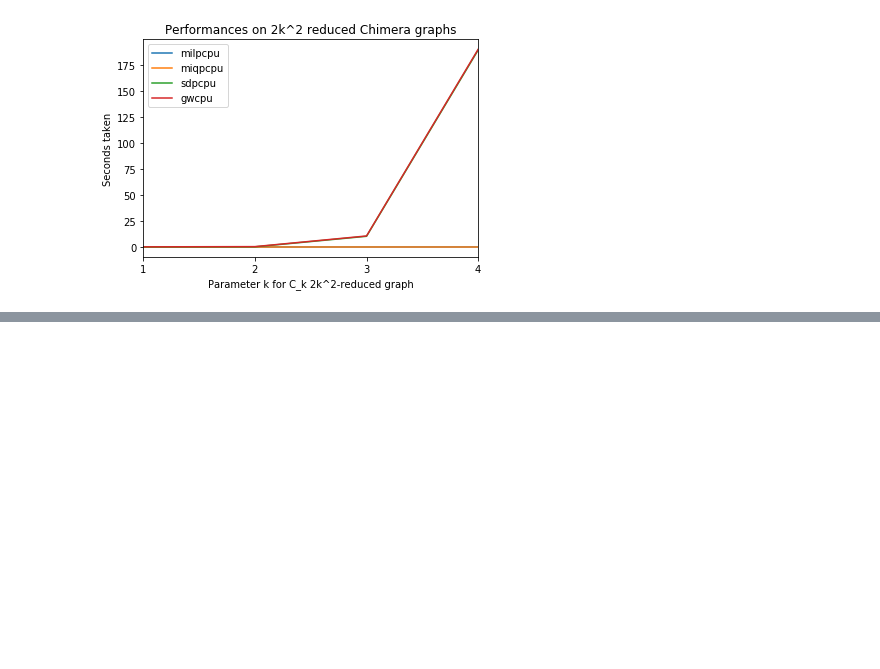
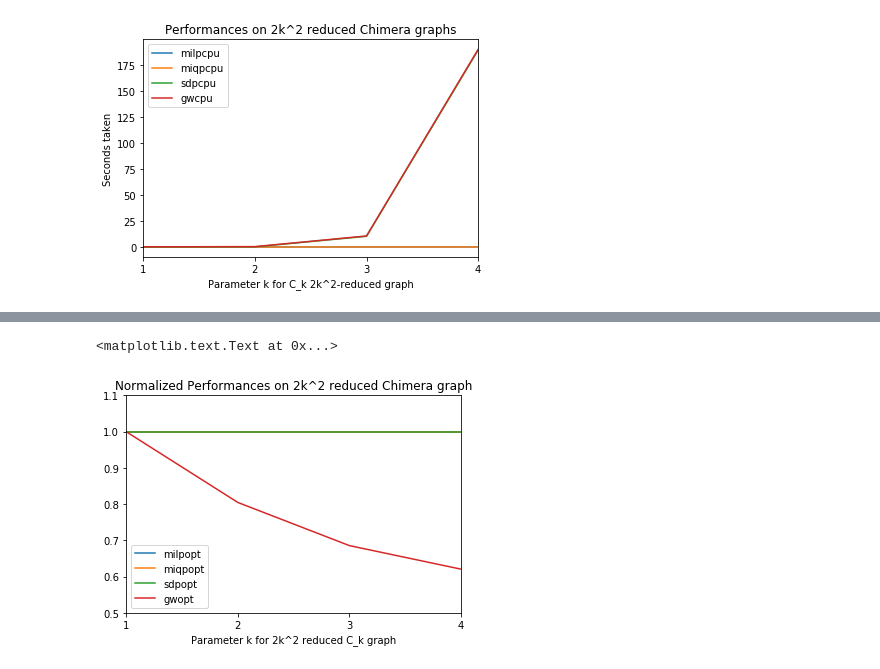
Before and after one commit to yujia21/Projet-INF580, a Jupyter notebook: Visualization.ipynb, the cells around one changed output, grey strips where cells are left out. Drawn from its saved outputs; the diff is of its cells as text; code cells hidden in the pictures; blank space fills up the shorter version.

```diff
--- a/Visualization.ipynb
+++ b/Visualization.ipynb
@@ -187,3 +187,10 @@ plt.ylabel('Seconds taken')
 <matplotlib.text.Text at 0x...>
 [figure]
 [figure]
+# %%
+#Normalization
+for col in ['milpopt', 'sdpopt', 'gwopt', 'lowerbound'] :
+    results_cnrk2[col] = results_cnrk2[col]/results_cnrk2['miqpopt']
+
+results_cnrk2['miqpopt'] = 1.0
+results_cnrk2
@@ -189,0 +203,8 @@ plt.ylabel('Seconds taken')
+# %%
+results_cnrk2.plot(x = 'k', y = ['milpopt','miqpopt','sdpopt','gwopt'], xticks=[1,2,3,4])
+plt.title('Normalized Performances on 2k^2 reduced Chimera graph')
+plt.ylim(ymax = 1.1, ymin = 0.5)
+plt.xlabel('Parameter k for 2k^2 reduced C_k graph')
+# %% [output]
+<matplotlib.text.Text at 0x...>
+[figure, added]
```
Also changed, not shown: parts of 2 cells of this notebook, 16 other files.
